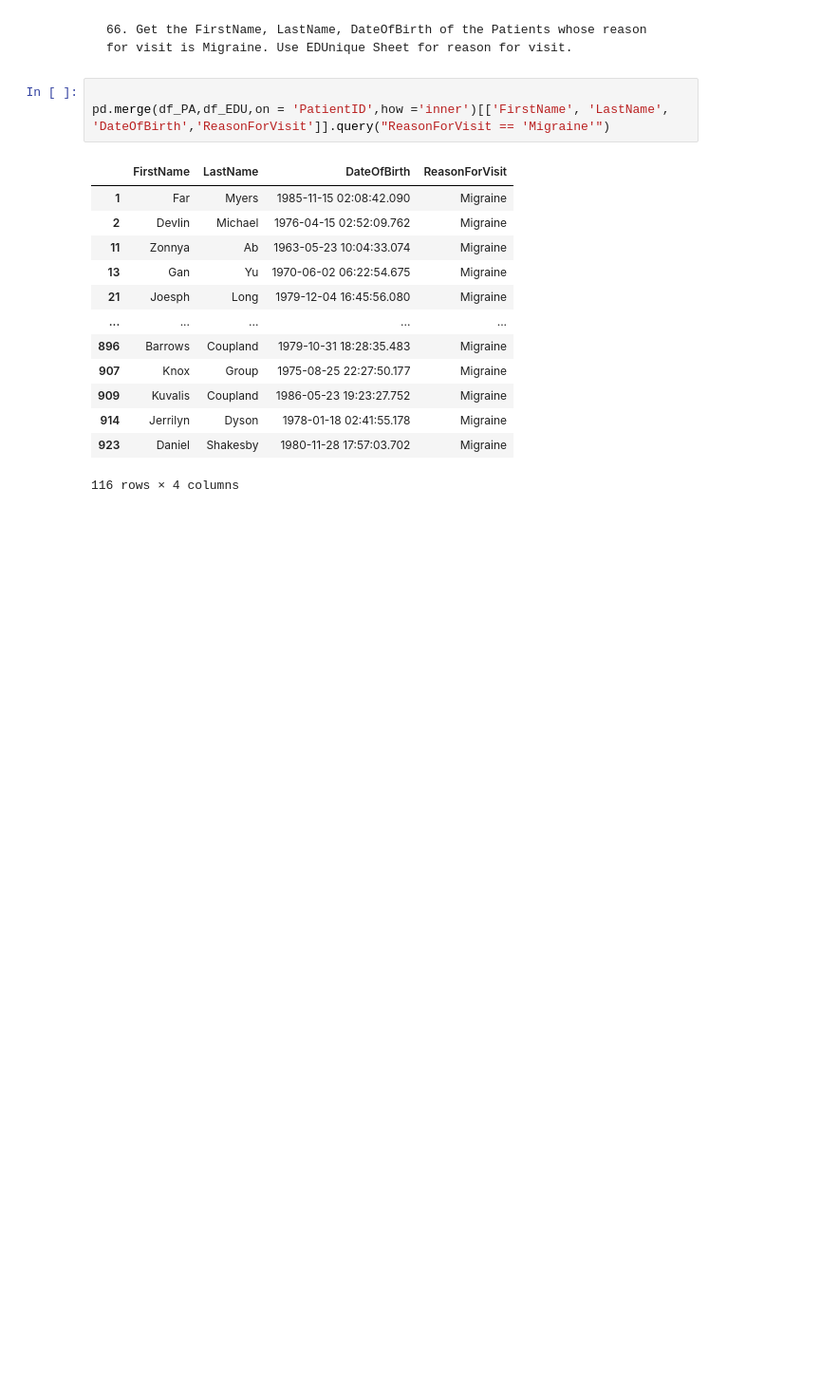
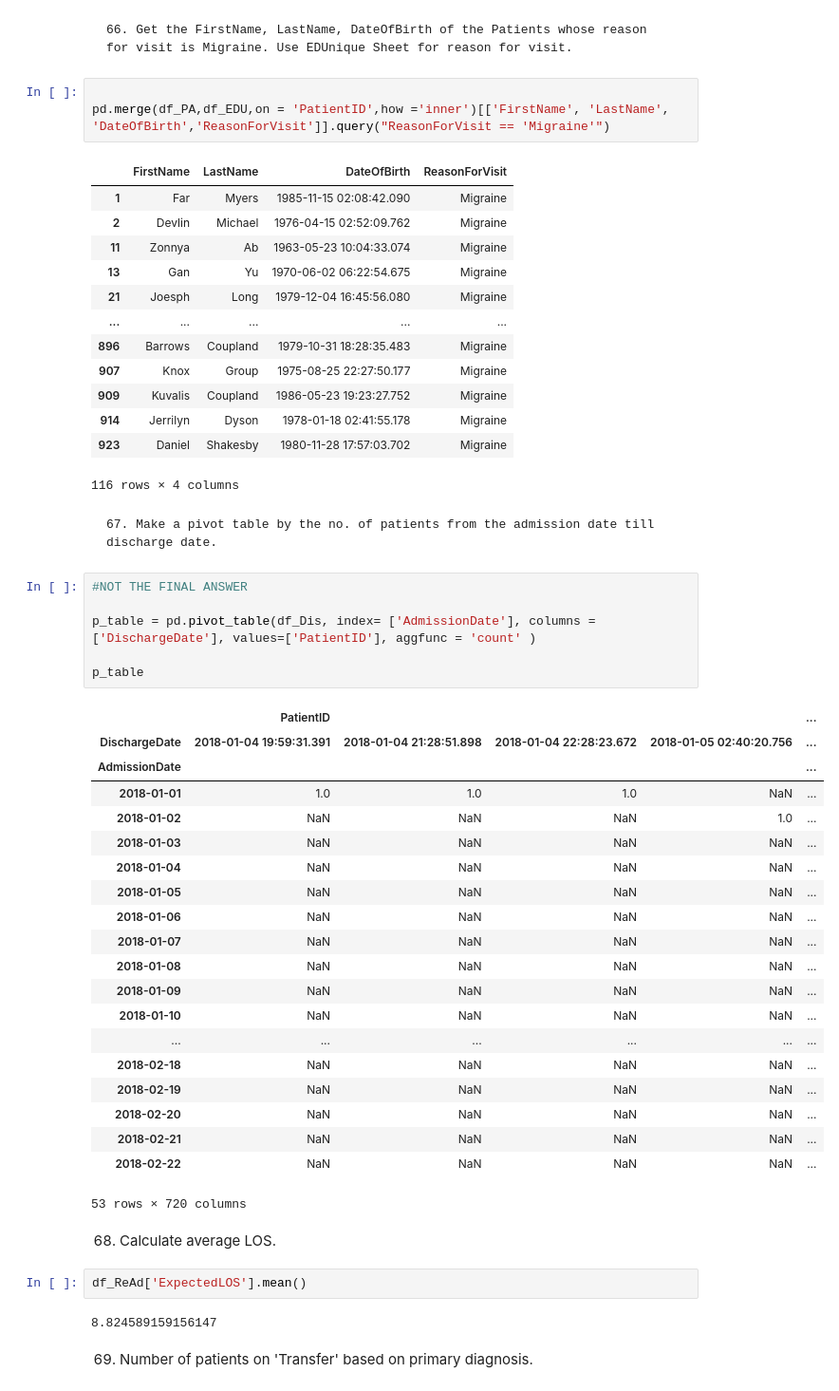
Before and after one commit to ManishaRao06/Python-Hackathon-Winners-Team-Data-Pyrates, a Jupyter notebook: Data Pyrates 61_80.ipynb, the cells around one changed output. Shown: that part at 95% size. Cells and saved outputs as stored; diff of their text form; blank space fills up the shorter version.

```diff
--- a/Data Pyrates 61_80.ipynb
+++ b/Data Pyrates 61_80.ipynb
@@ -179,3 +179,40 @@ pd.merge(df_PA,df_EDU,on = 'PatientID',how ='inner')[['FirstName', 'LastName', '
 | 914 | Jerrilyn | Dyson | 1978-01-18 02:41:55.178 | Migraine |
 | 923 | Daniel | Shakesby | 1980-11-28 17:57:03.702 | Migraine |
 116 rows × 4 columns
+# %% [markdown]
+    67. Make a pivot table by the no. of patients from the admission date till discharge date.
+# %%
+#NOT THE FINAL ANSWER
+
+p_table = pd.pivot_table(df_Dis, index= ['AdmissionDate'], columns = ['DischargeDate'], values=['PatientID'], aggfunc = 'count' )
+
+p_table
+# %% [output]
+|  | PatientID |  |  |  | ... |
+| DischargeDate | 2018-01-04 19:59:31.391 | 2018-01-04 21:28:51.898 | 2018-01-04 22:28:23.672 | 2018-01-05 02:40:20.756 | ... |
+| AdmissionDate |  |  |  |  | ... |
+| 2018-01-01 | 1.0 | 1.0 | 1.0 | NaN | ... |
+| 2018-01-02 | NaN | NaN | NaN | 1.0 | ... |
+| 2018-01-03 | NaN | NaN | NaN | NaN | ... |
+| 2018-01-04 | NaN | NaN | NaN | NaN | ... |
+| 2018-01-05 | NaN | NaN | NaN | NaN | ... |
+| 2018-01-06 | NaN | NaN | NaN | NaN | ... |
+| 2018-01-07 | NaN | NaN | NaN | NaN | ... |
+| 2018-01-08 | NaN | NaN | NaN | NaN | ... |
+| 2018-01-09 | NaN | NaN | NaN | NaN | ... |
+| 2018-01-10 | NaN | NaN | NaN | NaN | ... |
+| ... | ... | ... | ... | ... | ... |
+| 2018-02-18 | NaN | NaN | NaN | NaN | ... |
+| 2018-02-19 | NaN | NaN | NaN | NaN | ... |
+| 2018-02-20 | NaN | NaN | NaN | NaN | ... |
+| 2018-02-21 | NaN | NaN | NaN | NaN | ... |
+| 2018-02-22 | NaN | NaN | NaN | NaN | ... |
+53 rows × 720 columns
+# %% [markdown]
+68. Calculate average LOS.
+# %%
+df_ReAd['ExpectedLOS'].mean()
+# %% [output]
+8.824589159156147
+# %% [markdown]
+69. Number of patients on 'Transfer' based on primary diagnosis.
```
Also changed, not shown: parts of 15 cells of this notebook.
